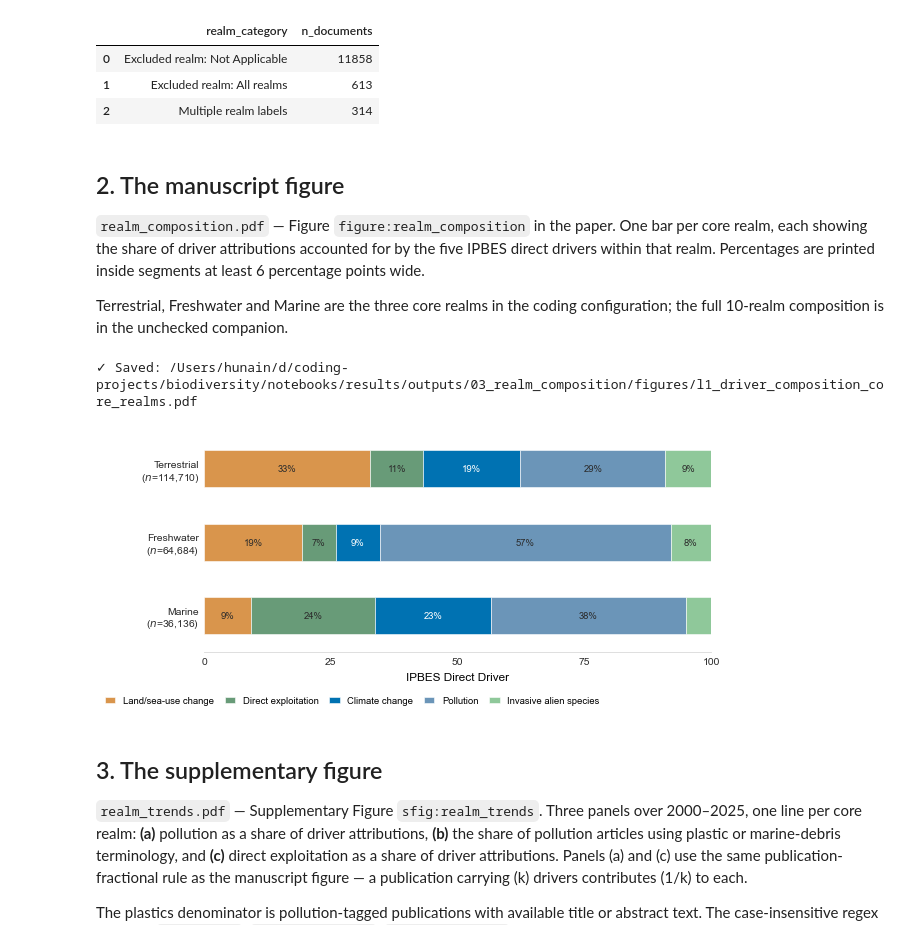
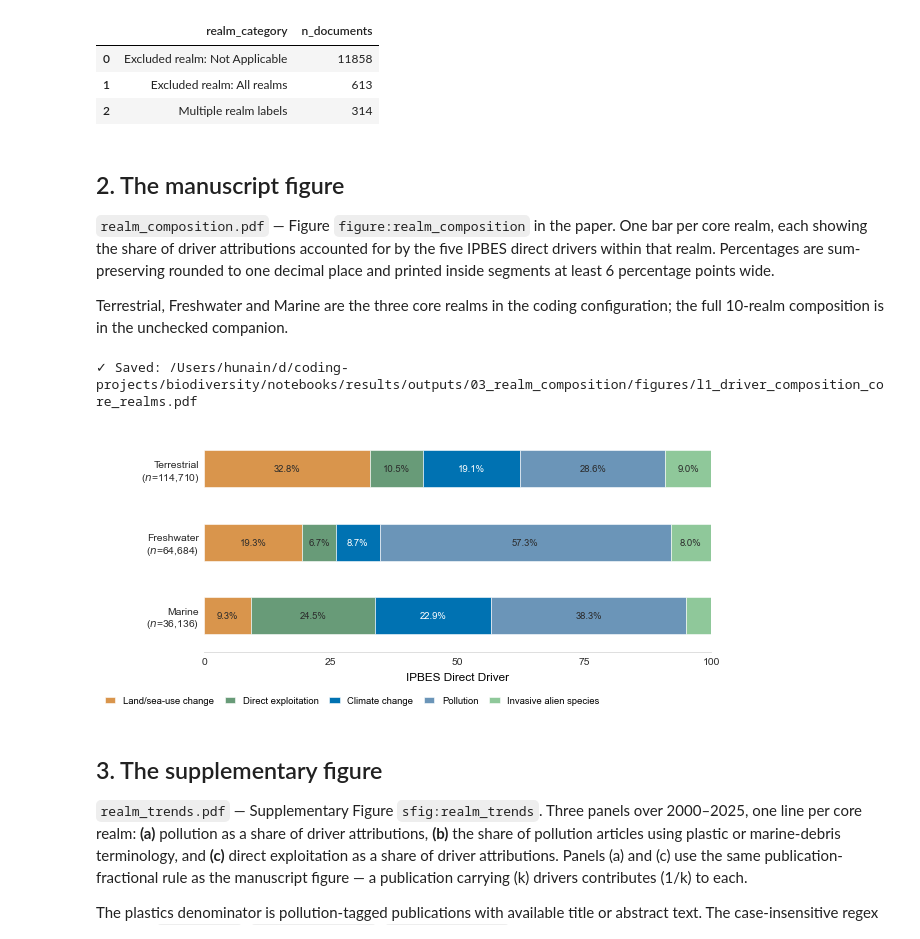
Before and after one commit to hunaindot/biodiversity-change-systematic-map, a Jupyter notebook: notebooks/results/03_realm_composition.ipynb, the cells around one changed output. Saved outputs shown, nothing was run; the diff lists cells and outputs as text; code cells hidden in the pictures.

```diff
--- a/notebooks/results/03_realm_composition.ipynb
+++ b/notebooks/results/03_realm_composition.ipynb
@@ -135,42 +135,43 @@ display(prepared.realm_exclusions)
 
 `realm_composition.pdf` — Figure `figure:realm_composition` in the paper. One bar per
 core realm, each showing the share of driver attributions accounted for by the five IPBES
-direct drivers within that realm. Percentages are printed inside segments at least 6
-percentage points wide.
+direct drivers within that realm. Percentages are sum-preserving rounded to one decimal
+place and printed inside segments at least 6 percentage points wide.
 
 Terrestrial, Freshwater and Marine are the three core realms in the coding configuration;
 the full 10-realm composition is in the unchecked companion.
 # %%
 core_driver_summary = driver_summary.loc[
     driver_summary["realm"].isin(CORE_REALMS)
 ].copy()
 core_driver_bar_figure = driver_realm_plotting.plot_driver_fractional_bars(
     core_driver_summary,
     driver_order=DRIVER_ORDER,
     realm_order=CORE_REALMS,
     driver_names=DRIVER_NAMES,
     realm_names=REALM_NAMES,
     realm_supports=realm_supports,
     driver_colors=DRIVER_COLORS,
     figure_height=2.9,
     show_segment_labels=True,
     segment_label_min_pct=6.0,
+    segment_label_decimals=1,
 )
 core_driver_bar_axis = core_driver_bar_figure.axes[0]
 core_driver_bar_axis.set_yticks(
     core_driver_bar_axis.get_yticks(),
     labels=[
         label.get_text().replace("(n=", r"($n$=")
         for label in core_driver_bar_axis.get_yticklabels()
     ],
 )
 save_figure(
     core_driver_bar_figure, REALM_CONFIG["l1_core_realm_bar_figure_filename"]
 )
 plt.show()
 # %% [output]
 ✓ Saved: /Users/hunain/d/coding-projects/biodiversity/notebooks/results/outputs/03_realm_composition/figures/l1_driver_composition_core_realms.pdf
-[figure, old version]
+[figure, new version]
 # %% [markdown]
 ## 3. The supplementary figure
 
```
Also changed, not shown: 22 other files.
